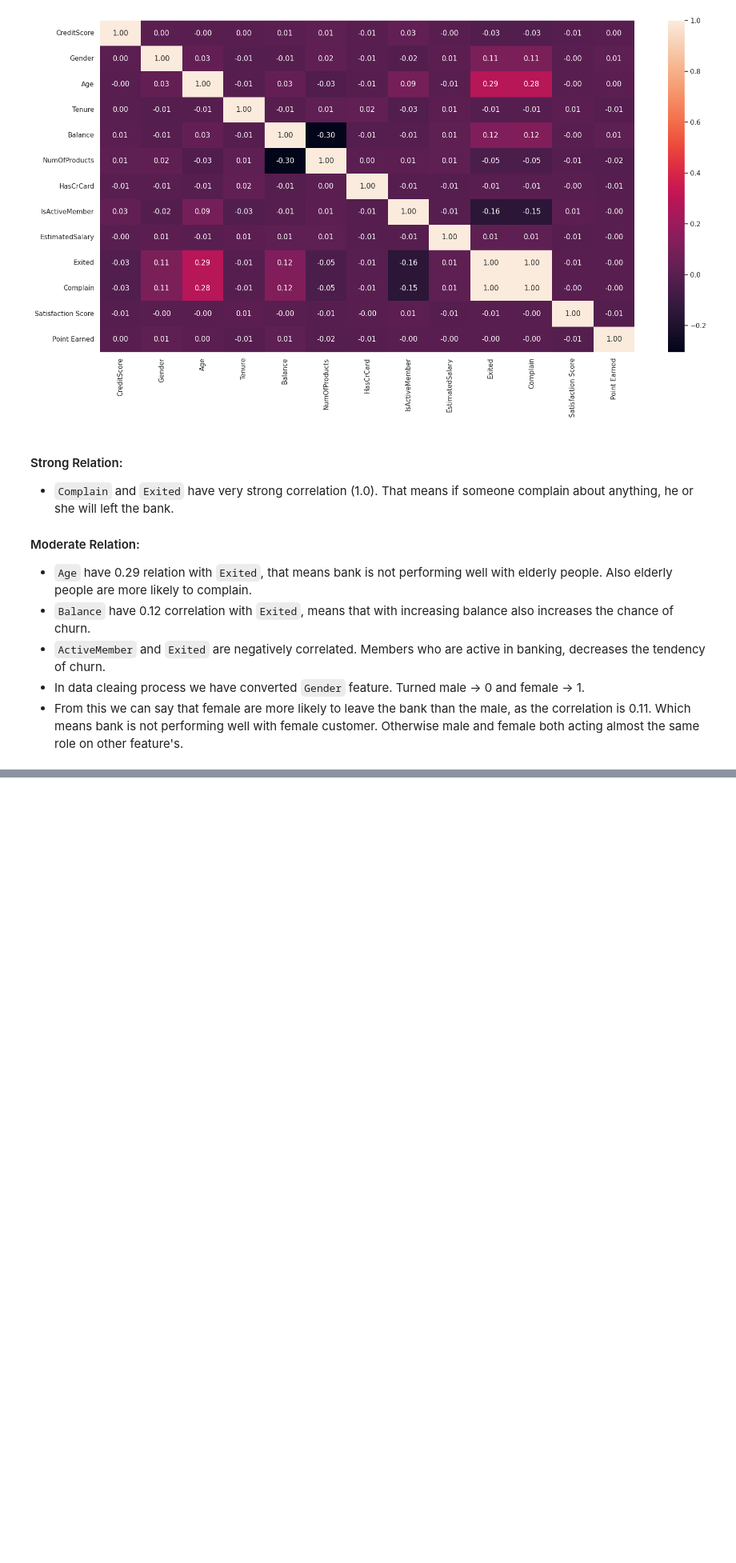
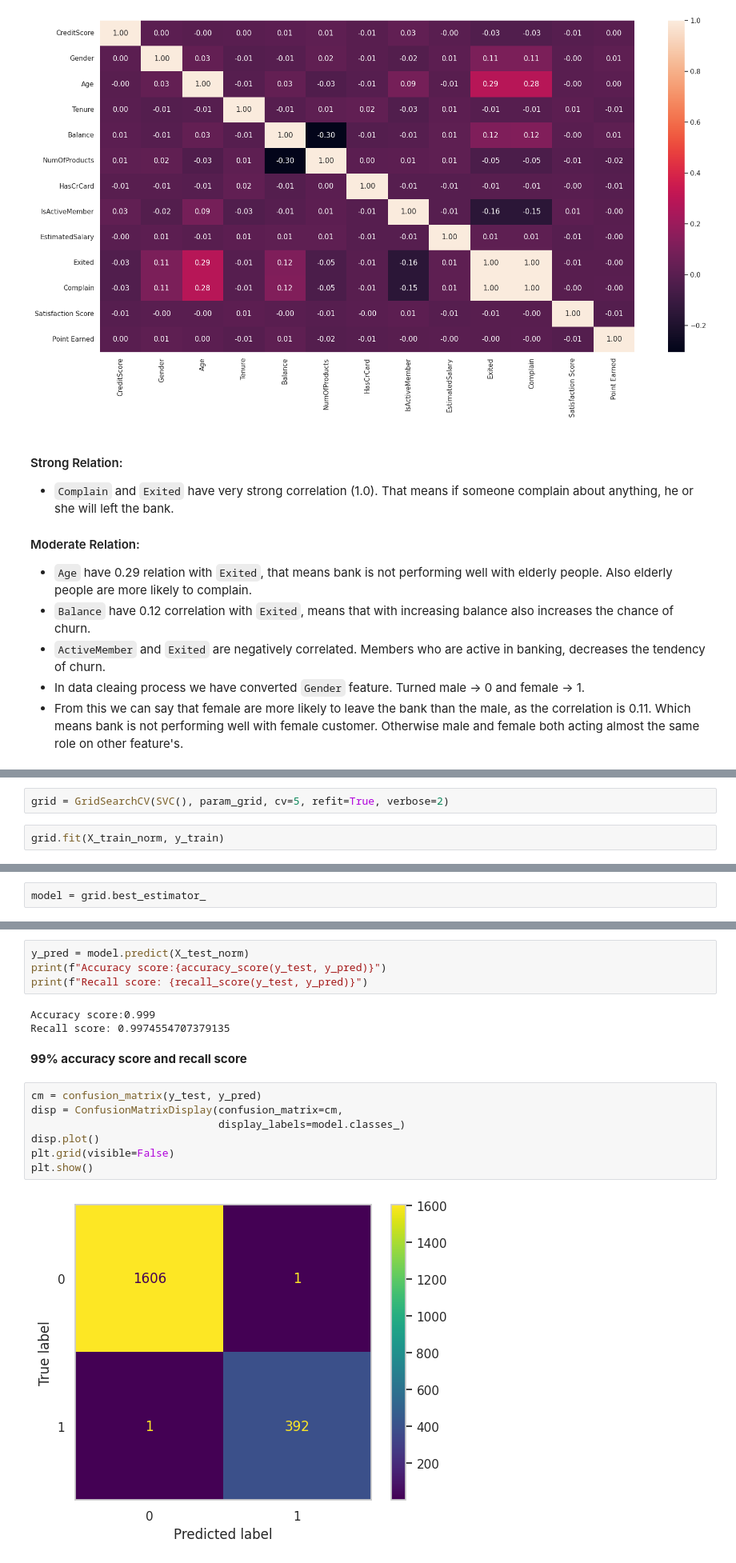
Before and after one commit to jahidul39306/bank_churn_kaggle, a Jupyter notebook: bank-churn.ipynb, the cells around one changed output, grey strips where cells are left out. Shown at 80% size. Drawn from its saved outputs; the diff is of its cells as text; blank space fills up the shorter version.

Commit message:
model and testing

```diff
--- a/bank-churn.ipynb
+++ b/bank-churn.ipynb
@@ -210,0 +283,4 @@ plt.show()
+# %%
+grid = GridSearchCV(SVC(), param_grid, cv=5, refit=True, verbose=2)
+# %%
+grid.fit(X_train_norm, y_train)
@@ -210,0 +313,2 @@ plt.show()
+# %%
+model = grid.best_estimator_
@@ -210,0 +322,18 @@ plt.show()
+# %%
+y_pred = model.predict(X_test_norm)
+print(f"Accuracy score:{accuracy_score(y_test, y_pred)}")
+print(f"Recall score: {recall_score(y_test, y_pred)}")
+# %% [output]
+Accuracy score:0.999
+Recall score: 0.9974554707379135
+# %% [markdown]
+**99% accuracy score and recall score**
+# %%
+cm = confusion_matrix(y_test, y_pred)
+disp = ConfusionMatrixDisplay(confusion_matrix=cm,
+                              display_labels=model.classes_)
+disp.plot()
+plt.grid(visible=False)
+plt.show()
+# %% [output]
+[figure, added]
```
Also changed, not shown: parts of 18 cells of this notebook.
